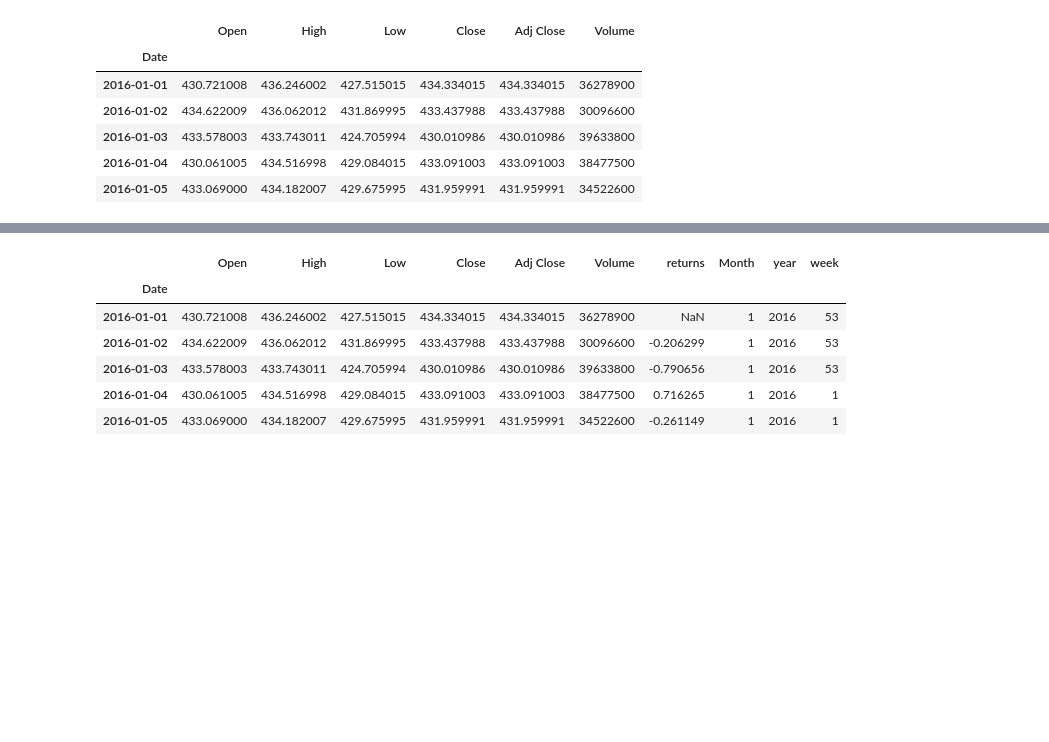
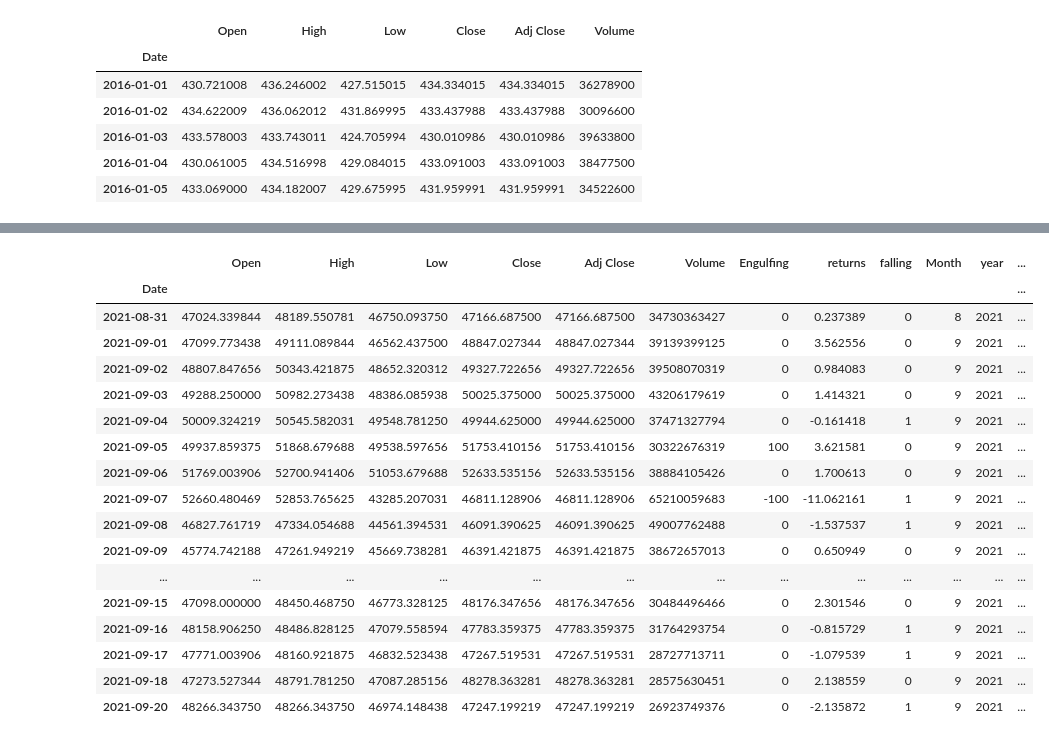
Before and after one commit to octane64/BTCLab, a Jupyter notebook: notebooks/BTC_explore.ipynb, the cells around one changed output, grey strips where cells are left out. Saved outputs shown, nothing was run; the diff lists cells and outputs as text; code cells hidden in the pictures; blank space fills up the shorter version.

```diff
--- a/notebooks/BTC_explore.ipynb
+++ b/notebooks/BTC_explore.ipynb
@@ -10,8 +10,8 @@ import yfinance as yf
 #df.rename(index={0:'Date'}, inplace=True)
 #df.head()
 # %%
-df = yf.download(tickers = 'btc-usd', start='2016-01-01', end='2021-05-21')
-
+df = yf.download('BTC-USD' , start='2016-01-01', threads=False)
+#df = pd.read_csv('btc.csv', sep = ',', index_col=[0], parse_dates=[0])
 df.head()
 # %% [output]
 [*********************100%***********************]  1 of 1 completed
@@ -22,3 +22,8 @@ df.head()
 | 2016-01-03 | 433.578003 | 433.743011 | 424.705994 | 430.010986 | 430.010986 | 39633800 |
 | 2016-01-04 | 430.061005 | 434.516998 | 429.084015 | 433.091003 | 433.091003 | 38477500 |
 | 2016-01-05 | 433.069000 | 434.182007 | 429.675995 | 431.959991 | 431.959991 | 34522600 |
+# %%
+import talib
+integer = talib.CDLENGULFING(df['Open'], df['High'], df['Low'],df['Adj Close'])
+df['Engulfing'] = integer
+df[df['Engulfing']<0]
@@ -25,17 +45,28 @@ df.head()
 # %%
 ### Creando variables
 df['returns'] = df['Adj Close'].pct_change()*100
-
+df['falling'] = df['returns'].apply(lambda x: 1 if x < 0 else 0)
 df['Month'] = df.index.month
 df['year'] = df.index.year
-df['week'] = df.index.week
-df.head()
-df.head()
+df['weekday'] = df.index.dayofweek
+#df['week'] = df.index.week
+df.tail(20)
 # %% [output]
-|  | Open | High | Low | Close | Adj Close | Volume | returns | Month | year | week |
-| Date |  |  |  |  |  |  |  |  |  |  |
-| 2016-01-01 | 430.721008 | 436.246002 | 427.515015 | 434.334015 | 434.334015 | 36278900 | NaN | 1 | 2016 | 53 |
-| 2016-01-02 | 434.622009 | 436.062012 | 431.869995 | 433.437988 | 433.437988 | 30096600 | -0.206299 | 1 | 2016 | 53 |
-| 2016-01-03 | 433.578003 | 433.743011 | 424.705994 | 430.010986 | 430.010986 | 39633800 | -0.790656 | 1 | 2016 | 53 |
-| 2016-01-04 | 430.061005 | 434.516998 | 429.084015 | 433.091003 | 433.091003 | 38477500 | 0.716265 | 1 | 2016 | 1 |
-| 2016-01-05 | 433.069000 | 434.182007 | 429.675995 | 431.959991 | 431.959991 | 34522600 | -0.261149 | 1 | 2016 | 1 |
+|  | Open | High | Low | Close | Adj Close | Volume | Engulfing | returns | falling | Month | year | ... |
+| Date |  |  |  |  |  |  |  |  |  |  |  | ... |
+| 2021-08-31 | 47024.339844 | 48189.550781 | 46750.093750 | 47166.687500 | 47166.687500 | 34730363427 | 0 | 0.237389 | 0 | 8 | 2021 | ... |
+| 2021-09-01 | 47099.773438 | 49111.089844 | 46562.437500 | 48847.027344 | 48847.027344 | 39139399125 | 0 | 3.562556 | 0 | 9 | 2021 | ... |
+| 2021-09-02 | 48807.847656 | 50343.421875 | 48652.320312 | 49327.722656 | 49327.722656 | 39508070319 | 0 | 0.984083 | 0 | 9 | 2021 | ... |
+| 2021-09-03 | 49288.250000 | 50982.273438 | 48386.085938 | 50025.375000 | 50025.375000 | 43206179619 | 0 | 1.414321 | 0 | 9 | 2021 | ... |
+| 2021-09-04 | 50009.324219 | 50545.582031 | 49548.781250 | 49944.625000 | 49944.625000 | 37471327794 | 0 | -0.161418 | 1 | 9 | 2021 | ... |
+| 2021-09-05 | 49937.859375 | 51868.679688 | 49538.597656 | 51753.410156 | 51753.410156 | 30322676319 | 100 | 3.621581 | 0 | 9 | 2021 | ... |
+| 2021-09-06 | 51769.003906 | 52700.941406 | 51053.679688 | 52633.535156 | 52633.535156 | 38884105426 | 0 | 1.700613 | 0 | 9 | 2021 | ... |
+| 2021-09-07 | 52660.480469 | 52853.765625 | 43285.207031 | 46811.128906 | 46811.128906 | 65210059683 | -100 | -11.062161 | 1 | 9 | 2021 | ... |
+| 2021-09-08 | 46827.761719 | 47334.054688 | 44561.394531 | 46091.390625 | 46091.390625 | 49007762488 | 0 | -1.537537 | 1 | 9 | 2021 | ... |
+| 2021-09-09 | 45774.742188 | 47261.949219 | 45669.738281 | 46391.421875 | 46391.421875 | 38672657013 | 0 | 0.650949 | 0 | 9 | 2021 | ... |
+| ... | ... | ... | ... | ... | ... | ... | ... | ... | ... | ... | ... | ... |
+| 2021-09-15 | 47098.000000 | 48450.468750 | 46773.328125 | 48176.347656 | 48176.347656 | 30484496466 | 0 | 2.301546 | 0 | 9 | 2021 | ... |
+| 2021-09-16 | 48158.906250 | 48486.828125 | 47079.558594 | 47783.359375 | 47783.359375 | 31764293754 | 0 | -0.815729 | 1 | 9 | 2021 | ... |
+| 2021-09-17 | 47771.003906 | 48160.921875 | 46832.523438 | 47267.519531 | 47267.519531 | 28727713711 | 0 | -1.079539 | 1 | 9 | 2021 | ... |
+| 2021-09-18 | 47273.527344 | 48791.781250 | 47087.285156 | 48278.363281 | 48278.363281 | 28575630451 | 0 | 2.138559 | 0 | 9 | 2021 | ... |
+| 2021-09-20 | 48266.343750 | 48266.343750 | 46974.148438 | 47247.199219 | 47247.199219 | 26923749376 | 0 | -2.135872 | 1 | 9 | 2021 | ... |
```
Also changed, not shown: parts of 22 cells of this notebook, 1 other file.
